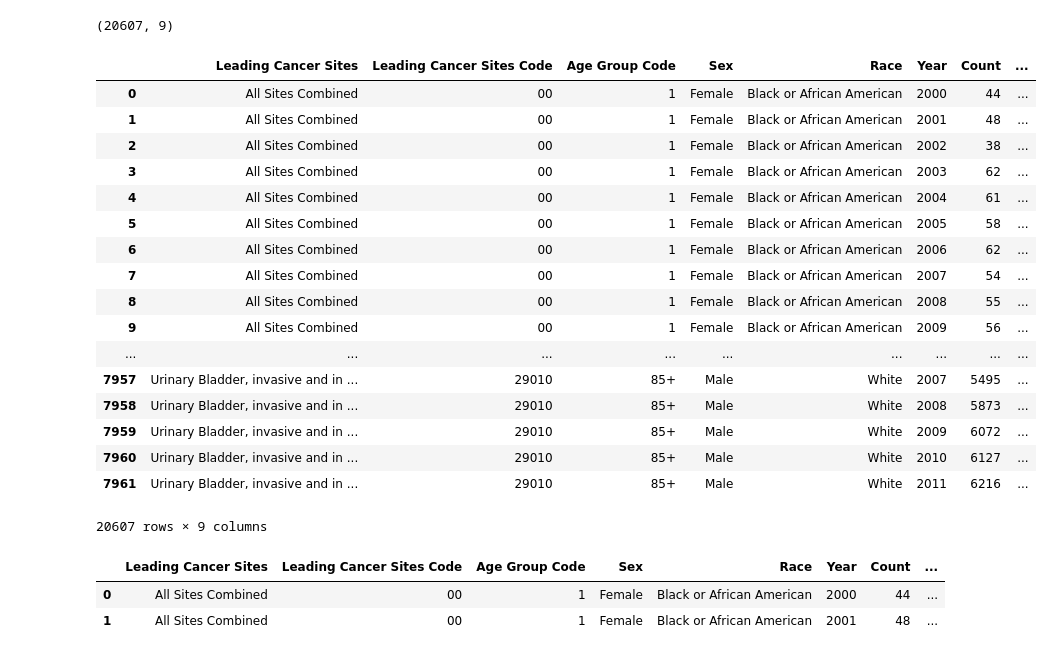
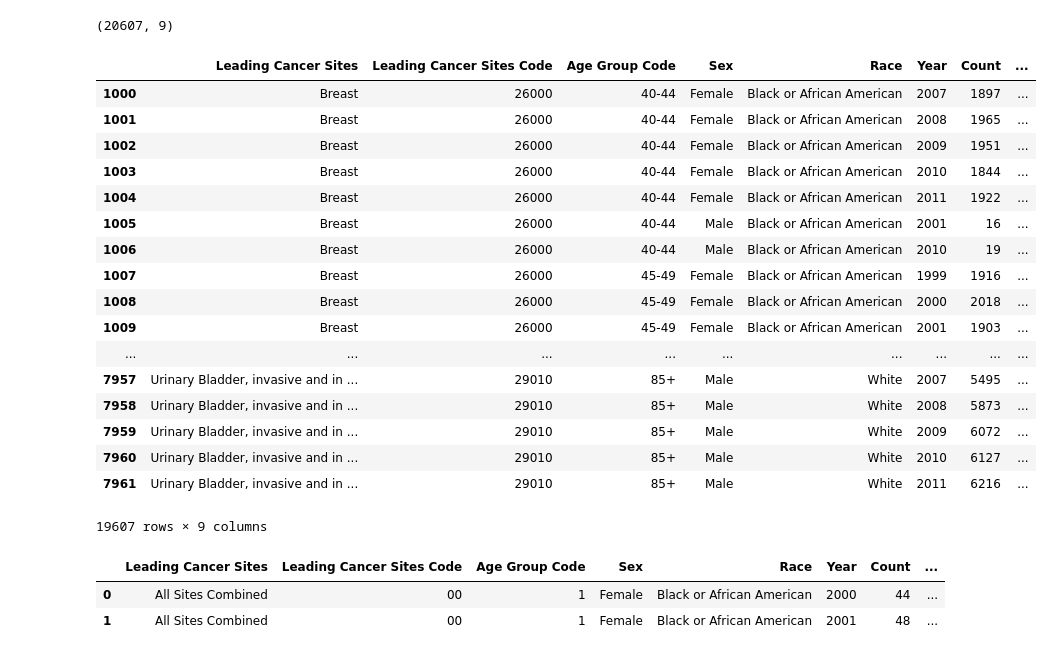
Before and after one commit to stuncyilmaz/stuncyilmaz.github.io, a Jupyter notebook: data_visualizations/project/project_prototype/read_data.ipynb, the cells around one changed output. Saved outputs shown, nothing was run; the diff lists cells and outputs as text; code cells hidden in the pictures.

```diff
--- a/data_visualizations/project/project_prototype/read_data.ipynb
+++ b/data_visualizations/project/project_prototype/read_data.ipynb
@@ -29,26 +29,26 @@ concatenated.shape
 # %% [output]
 (20607, 9)
 # %%
-concatenated
+concatenated[1000:]
 # %% [output]
 |  | Leading Cancer Sites | Leading Cancer Sites Code | Age Group Code | Sex | Race | Year | Count | ... |
-| 0 | All Sites Combined | 00 | 1 | Female | Black or African American | 2000 | 44 | ... |
-| 1 | All Sites Combined | 00 | 1 | Female | Black or African American | 2001 | 48 | ... |
-| 2 | All Sites Combined | 00 | 1 | Female | Black or African American | 2002 | 38 | ... |
-| 3 | All Sites Combined | 00 | 1 | Female | Black or African American | 2003 | 62 | ... |
-| 4 | All Sites Combined | 00 | 1 | Female | Black or African American | 2004 | 61 | ... |
-| 5 | All Sites Combined | 00 | 1 | Female | Black or African American | 2005 | 58 | ... |
-| 6 | All Sites Combined | 00 | 1 | Female | Black or African American | 2006 | 62 | ... |
-| 7 | All Sites Combined | 00 | 1 | Female | Black or African American | 2007 | 54 | ... |
-| 8 | All Sites Combined | 00 | 1 | Female | Black or African American | 2008 | 55 | ... |
-| 9 | All Sites Combined | 00 | 1 | Female | Black or African American | 2009 | 56 | ... |
+| 1000 | Breast | 26000 | 40-44 | Female | Black or African American | 2007 | 1897 | ... |
+| 1001 | Breast | 26000 | 40-44 | Female | Black or African American | 2008 | 1965 | ... |
+| 1002 | Breast | 26000 | 40-44 | Female | Black or African American | 2009 | 1951 | ... |
+| 1003 | Breast | 26000 | 40-44 | Female | Black or African American | 2010 | 1844 | ... |
+| 1004 | Breast | 26000 | 40-44 | Female | Black or African American | 2011 | 1922 | ... |
+| 1005 | Breast | 26000 | 40-44 | Male | Black or African American | 2001 | 16 | ... |
+| 1006 | Breast | 26000 | 40-44 | Male | Black or African American | 2010 | 19 | ... |
+| 1007 | Breast | 26000 | 45-49 | Female | Black or African American | 1999 | 1916 | ... |
+| 1008 | Breast | 26000 | 45-49 | Female | Black or African American | 2000 | 2018 | ... |
+| 1009 | Breast | 26000 | 45-49 | Female | Black or African American | 2001 | 1903 | ... |
 | ... | ... | ... | ... | ... | ... | ... | ... | ... |
 | 7957 | Urinary Bladder, invasive and in ... | 29010 | 85+ | Male | White | 2007 | 5495 | ... |
 | 7958 | Urinary Bladder, invasive and in ... | 29010 | 85+ | Male | White | 2008 | 5873 | ... |
 | 7959 | Urinary Bladder, invasive and in ... | 29010 | 85+ | Male | White | 2009 | 6072 | ... |
 | 7960 | Urinary Bladder, invasive and in ... | 29010 | 85+ | Male | White | 2010 | 6127 | ... |
 | 7961 | Urinary Bladder, invasive and in ... | 29010 | 85+ | Male | White | 2011 | 6216 | ... |
-20607 rows × 9 columns
+19607 rows × 9 columns
 # %%
 df_other=pd.io.parsers.read_csv('raw_Data/%s.txt'%('other'), sep=r"\s+",quotechar='"',skiprows=[1])
 df_other=df_other[~np.all(df_other.ix[:,1:].isnull(),axis=1)]
```
Also changed, not shown: parts of 1 cell of this notebook, 6 other files.
